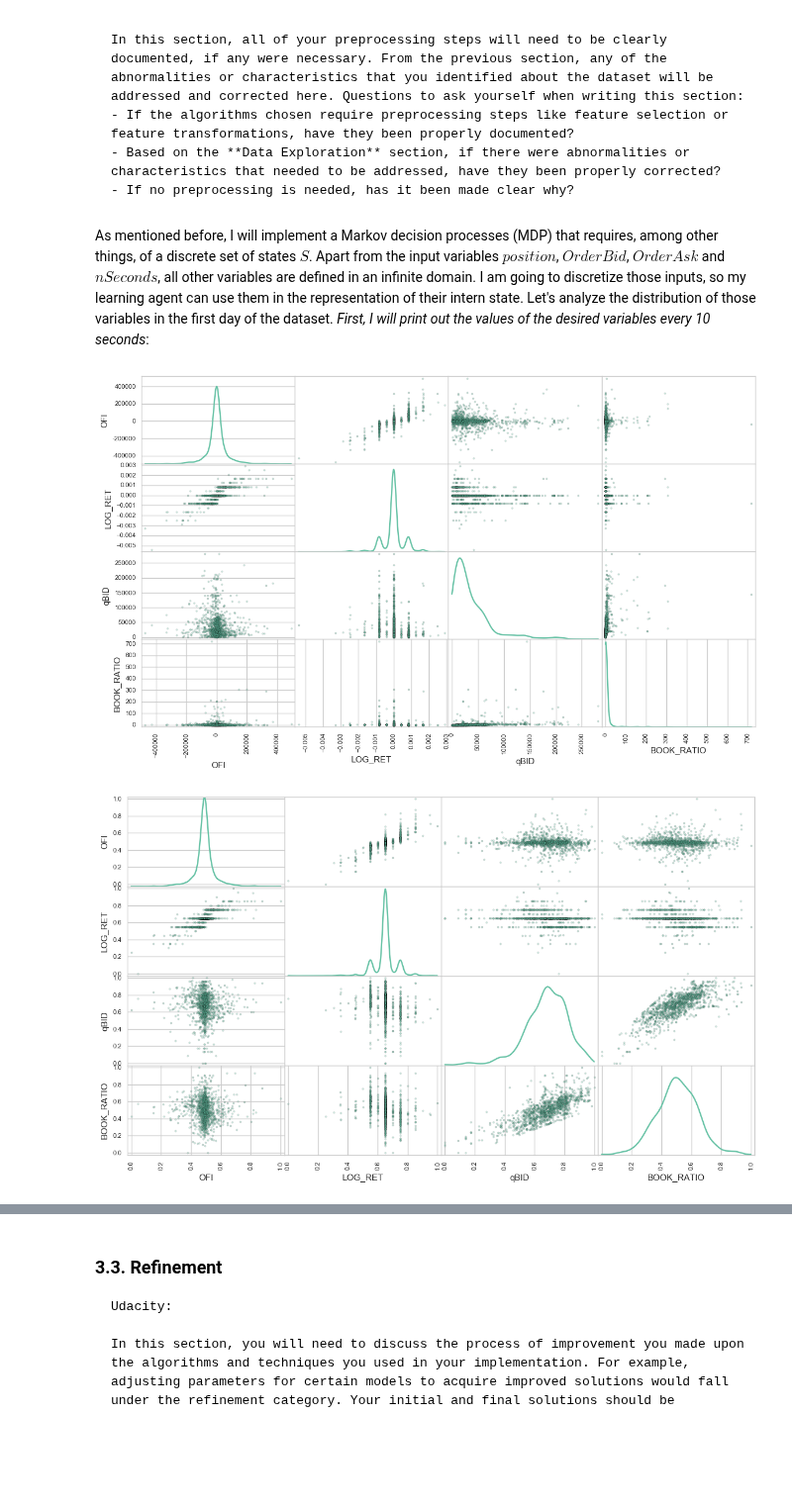
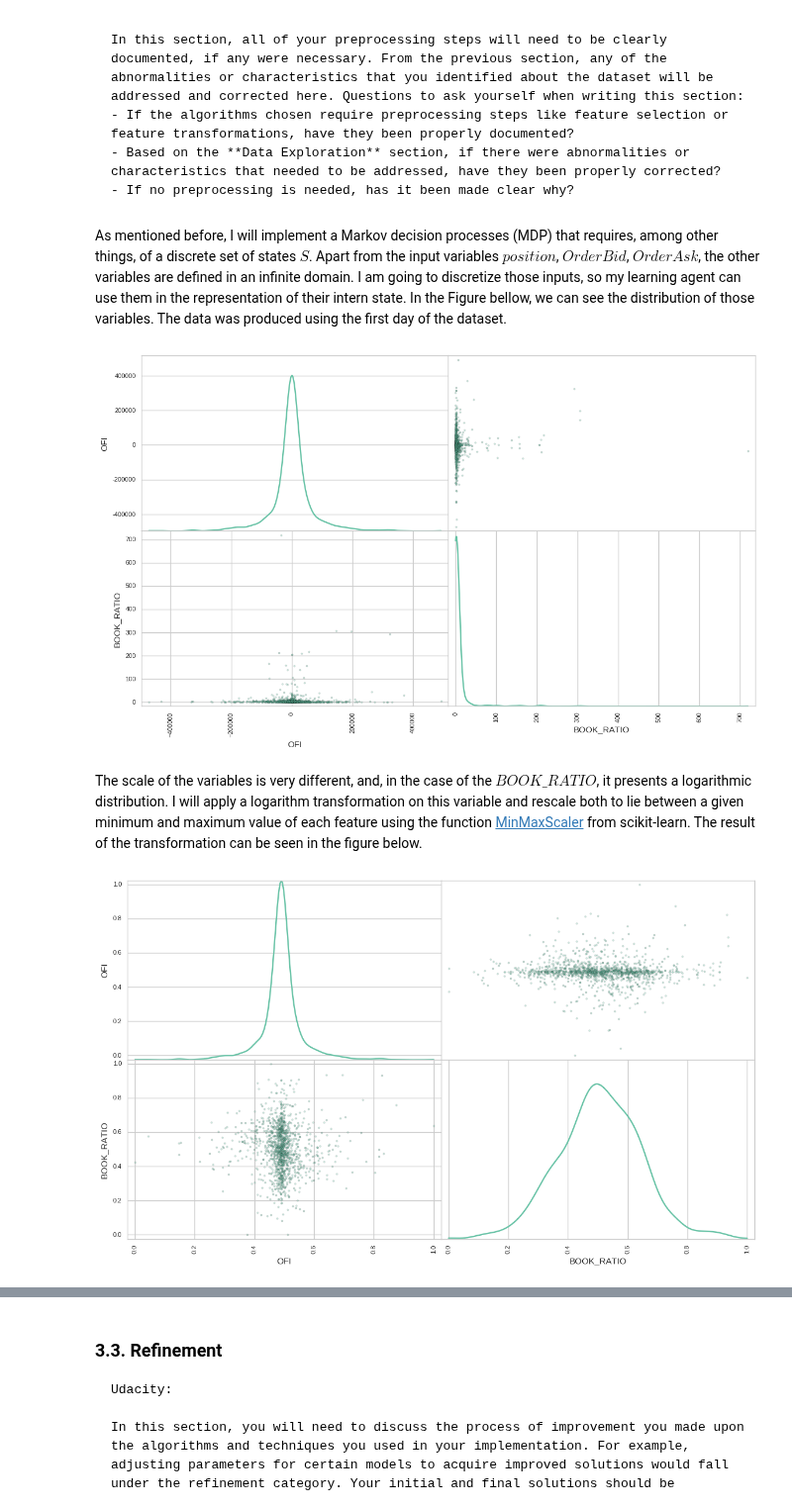
Before and after one commit to ucaiado/QLearning_Trading, a Jupyter notebook: learning_trade.ipynb, the cells around one changed output, grey strips where cells are left out. Shown at 99% size. Cells and saved outputs as stored; diff of their text form; code cells hidden in the pictures; blank space fills up the shorter version.

````diff
--- a/learning_trade.ipynb
+++ b/learning_trade.ipynb
@@ -280,7 +280,7 @@ In this section, all of your preprocessing steps will need to be clearly documen
 - If no preprocessing is needed, has it been made clear why?
 ```
 # %% [markdown]
-As mentioned before, I will implement a Markov decision processes (MDP) that requires, among other things, of a discrete set of states $S$. Apart from the input variables $position$, $OrderBid$, $OrderAsk$ and $nSeconds$, all other variables are defined in an infinite domain. I am going to discretize those inputs, so my learning agent can use them in the representation of their intern state. Let's analyze the distribution of those variables in the first day of the dataset. *First, I will print out the values of the desired variables every 10 seconds*:
+As mentioned before, I will implement a Markov decision processes (MDP) that requires, among other things, of a discrete set of states $S$. Apart from the input variables $position$, $OrderBid$, $OrderAsk$, the other variables are defined in an infinite domain. I am going to discretize those inputs, so my learning agent can use them in the representation of their intern state. In the Figure bellow, we can see the distribution of those variables. The data was produced using the first day of the dataset.
 # %%
 import pandas as pd
 df = pd.read_csv('data/ofi_petr.txt', sep='\t')
@@ -288,10 +288,12 @@ df.drop(['TIME', 'DELTA_MID'], axis=1, inplace=True)
 df.dropna(inplace=True)
 # %%
 # Produce a scatter matrix for each pair of features in the data
-pd.scatter_matrix(df.ix[:, ['OFI', 'LOG_RET', 'qBID', 'BOOK_RATIO']],
+pd.scatter_matrix(df.ix[:, ['OFI', 'BOOK_RATIO']],
                   alpha = 0.3, figsize = (14,8), diagonal = 'kde');
 # %% [output]
-[figure, old version]
+[figure, new version]
+# %% [markdown]
+The scale of the variables is very different, and, in the case of the $BOOK\_RATIO$, it presents a logarithmic distribution. I will apply a logarithm transformation on this variable and rescale both to lie between a given minimum and maximum value of each feature using the function [MinMaxScaler](http://scikit-learn.org/stable/modules/preprocessing.html) from scikit-learn. The result of the transformation can be seen in the figure below.
 # %%
 import sklearn.preprocessing as preprocessing
 import numpy as np
@@ -303,6 +300,6 @@ scaler_bookratio = preprocessing.MinMaxScaler().fit(pd.DataFrame(np.log(df.BOOK_
 # %%
+scaler_ofi = preprocessing.MinMaxScaler().fit(pd.DataFrame(df.OFI))
+scaler_bookratio = preprocessing.MinMaxScaler().fit(pd.DataFrame(np.log(df.BOOK_RATIO)))
 d_transformed = {}
 d_transformed['OFI'] = scaler_ofi.transform(pd.DataFrame(df.OFI)).T[0]
-d_transformed['qBID'] = scaler_qbid.transform(np.log(pd.DataFrame(df.qBID))).T[0]
 d_transformed['BOOK_RATIO'] = scaler_bookratio.transform(pd.DataFrame(np.log(df.BOOK_RATIO))).T[0]
-d_transformed['LOG_RET'] = scaler_logret.transform(pd.DataFrame(df.LOG_RET)).T[0]
@@ -311,5 +306,6 @@ df_transformed = pd.DataFrame(d_transformed)
 # %%
-pd.scatter_matrix(df_transformed.ix[:, ['OFI', 'LOG_RET', 'qBID', 'BOOK_RATIO']],
+df_transformed = pd.DataFrame(d_transformed)
+pd.scatter_matrix(df_transformed.ix[:, ['OFI', 'BOOK_RATIO']],
                     alpha = 0.3, figsize = (14,8), diagonal = 'kde');
 # %% [output]
-[figure, old version]
+[figure, new version]
````
Also changed, not shown: parts of 52 cells of this notebook, 3 other files.
